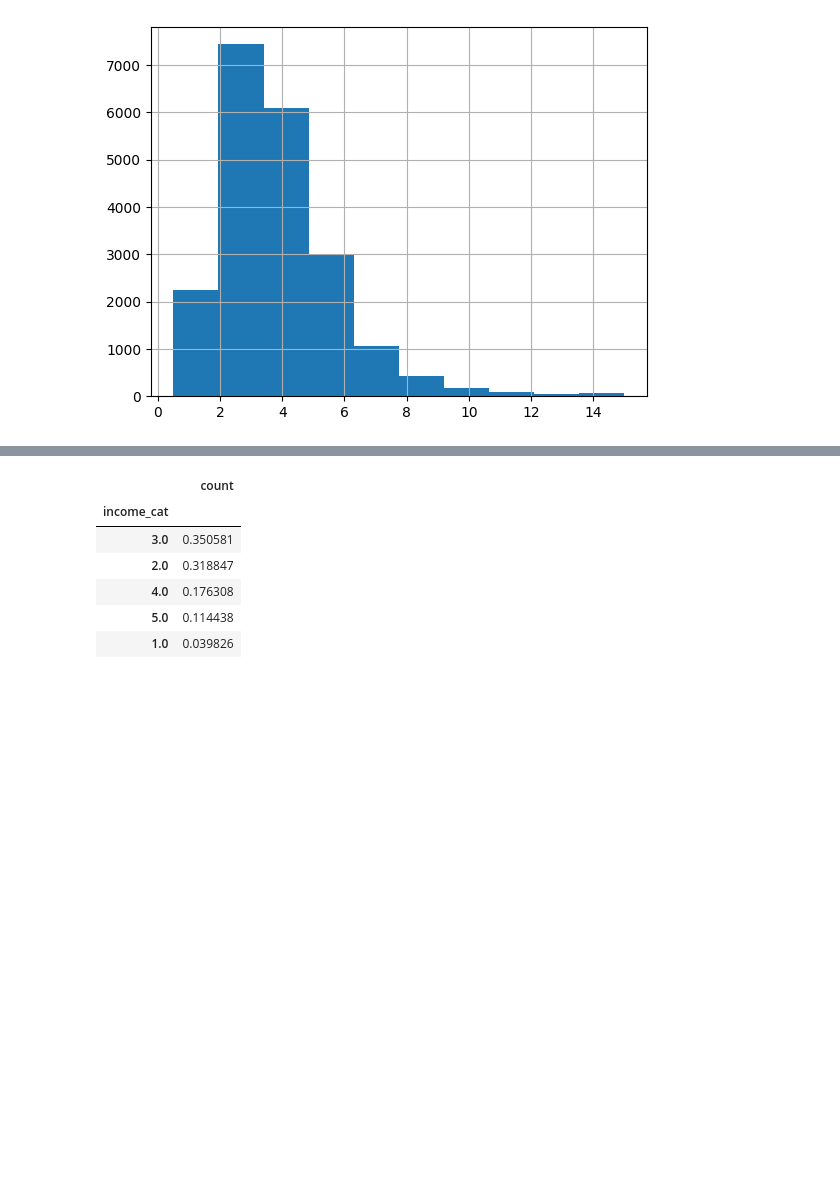
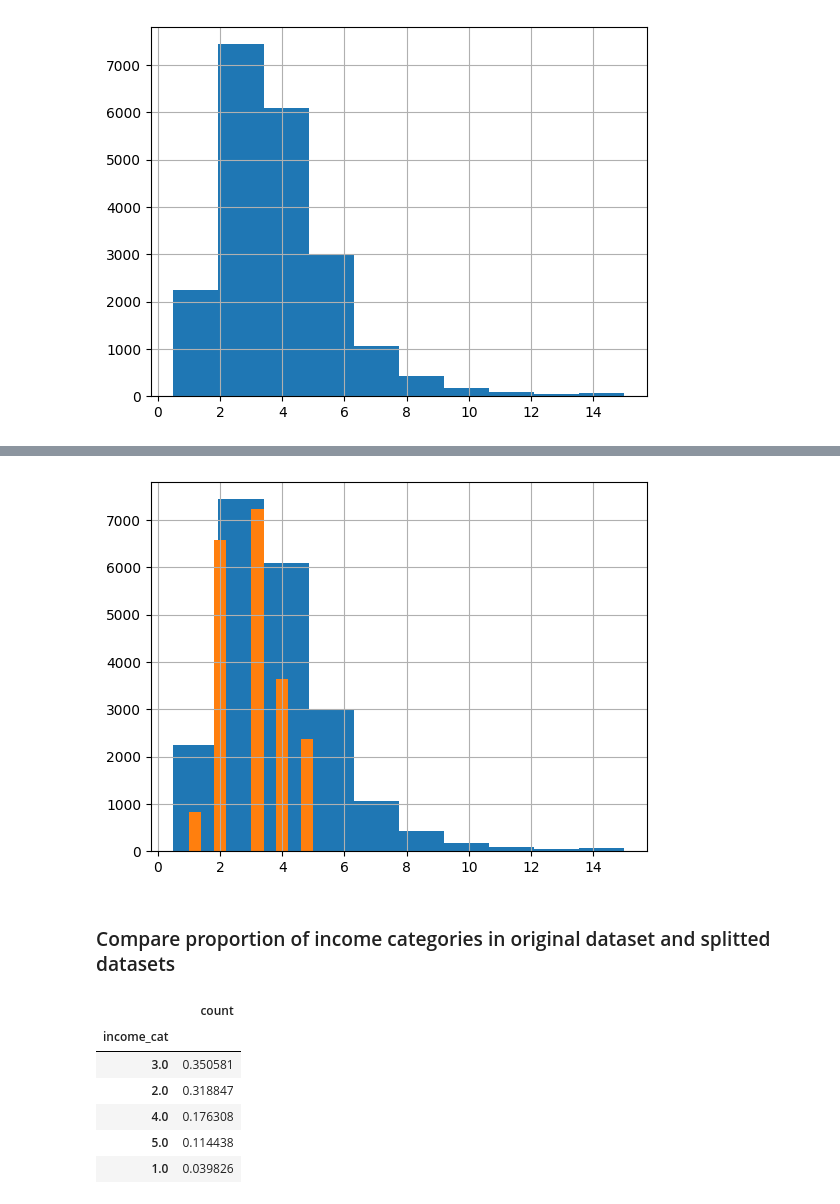
Before and after one commit to Jaffar-Kazmi/California-House-Price-Prediction, a Jupyter notebook: California_House_Price_Prediction.ipynb, the cells around one changed output, grey strips where cells are left out. Drawn from its saved outputs; the diff is of its cells as text; code cells hidden in the pictures; blank space fills up the shorter version.

```diff
--- a/California_House_Price_Prediction.ipynb
+++ b/California_House_Price_Prediction.ipynb
@@ -108,3 +122,11 @@ plt.show()
 df['income_cat'] = np.ceil(df['median_income'] / 1.5)
 df['income_cat'] = df['income_cat'].where(df['income_cat'] < 5, 5.0)
+# %%
+# Plot histogram
+df['median_income'].hist()
+ax = df['income_cat'].hist()
+
+plt.show()
+# %% [output]
+[figure, added]
 # %%
@@ -113,6 +136,8 @@ split = StratifiedShuffleSplit(n_splits=1, test_size=0.2, random_state=29)
 for train_index, test_index in split.split(df, df['income_cat']):
   strat_train_set = df.loc[train_index]
   strat_test_set = df.loc[test_index]
+# %% [markdown]
+### Compare proportion of income categories in original dataset and splitted datasets
 # %%
 df['income_cat'].value_counts() / len(df)
 # %% [output]
```
Also changed, not shown: parts of 67 cells of this notebook.
